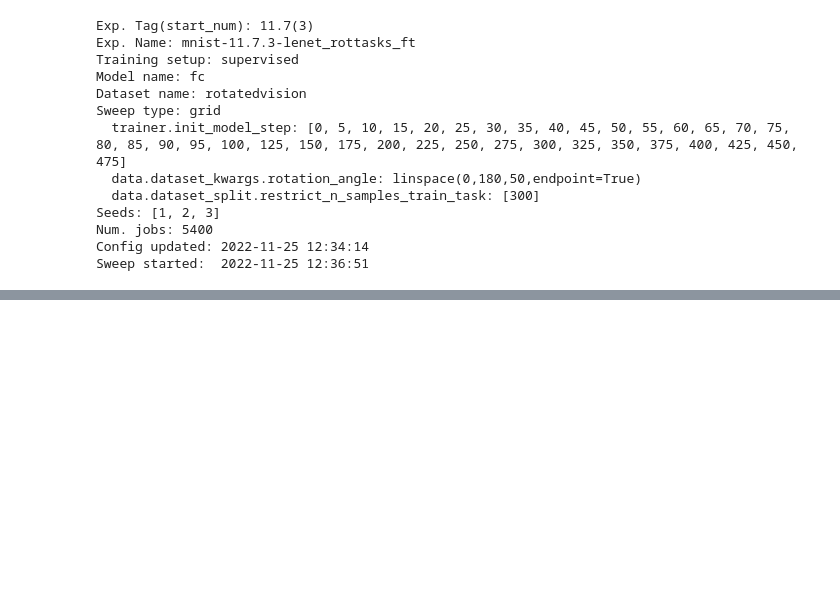
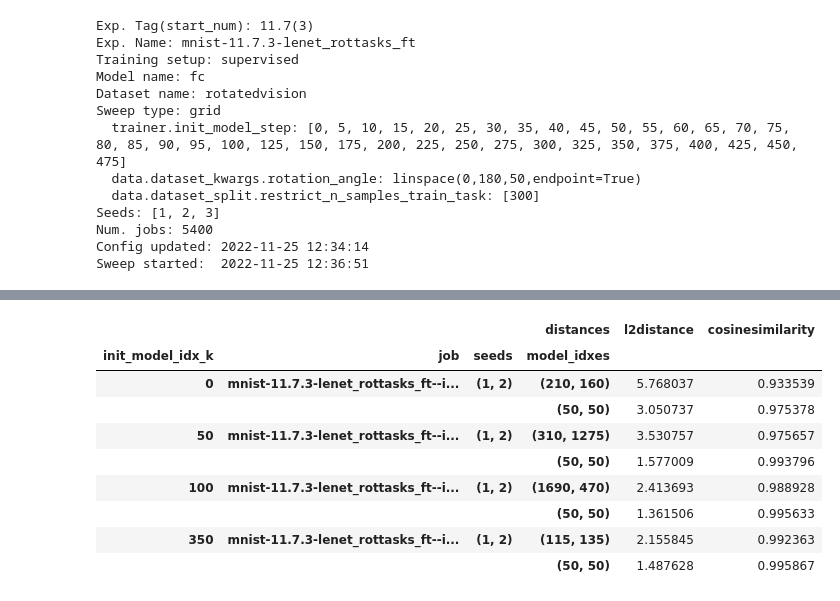
Before and after one commit to maximilianmbeck/erank, a Jupyter notebook: notebooks/11.0.4-instability-analysis.ipynb, the cells around one changed output, grey strips where cells are left out. Cells and saved outputs as stored; diff of their text form; code cells hidden in the pictures; blank space fills up the shorter version.

```diff
--- a/notebooks/11.0.4-instability-analysis.ipynb
+++ b/notebooks/11.0.4-instability-analysis.ipynb
@@ -467,0 +422,13 @@ KeyboardInterrupt:
+# %%
+ret[1]
+# %% [output]
+|  |  |  | distances | l2distance | cosinesimilarity |
+| init_model_idx_k | job | seeds | model_idxes |  |  |
+| 0 | mnist-11.7.3-lenet_rottasks_ft--i... | (1, 2) | (210, 160) | 5.768037 | 0.933539 |
+|  |  |  | (50, 50) | 3.050737 | 0.975378 |
+| 50 | mnist-11.7.3-lenet_rottasks_ft--i... | (1, 2) | (310, 1275) | 3.530757 | 0.975657 |
+|  |  |  | (50, 50) | 1.577009 | 0.993796 |
+| 100 | mnist-11.7.3-lenet_rottasks_ft--i... | (1, 2) | (1690, 470) | 2.413693 | 0.988928 |
+|  |  |  | (50, 50) | 1.361506 | 0.995633 |
+| 350 | mnist-11.7.3-lenet_rottasks_ft--i... | (1, 2) | (115, 135) | 2.155845 | 0.992363 |
+|  |  |  | (50, 50) | 1.487628 | 0.995867 |
```
Also changed, not shown: parts of 18 cells of this notebook, 1 other file.
